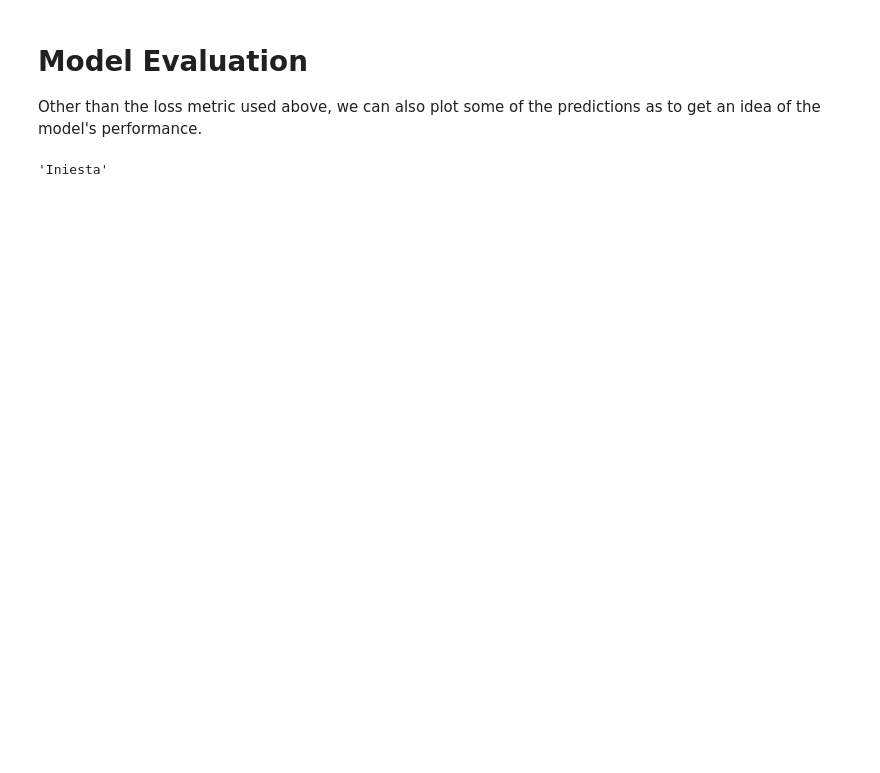
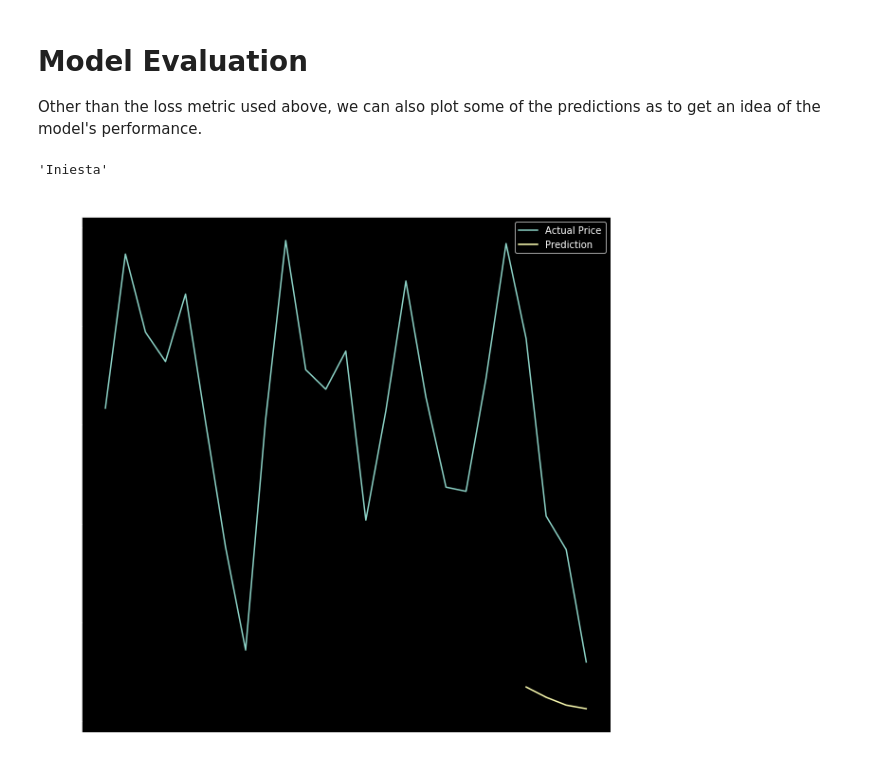
Before and after one commit to cvaf/fut, a Jupyter notebook: pricey/sophie.ipynb, the cells around one changed output. Cells and saved outputs as stored; diff of their text form; code cells hidden in the pictures; blank space fills up the shorter version.

```diff
--- a/pricey/sophie.ipynb
+++ b/pricey/sophie.ipynb
@@ -373,17 +372,18 @@ def data_process(df_temp, df_attr, num_obs, num_steps):
 
         for i in range(total_obs - window_size):
 
+            attr = np.append(attributes, temporal_d[i+num_obs-1][-1])
             temp = temporal_d[i:i+num_obs][:, 1:]
             targ = temporal_d[i+num_obs:i+num_obs+num_steps][:, -1]
             targ_data.append(targ)
             temp_data.append(temp)
-            attr_data.append(attributes)
+            attr_data.append(attr)
             reso_data.append(r)
 
     return attr_data, temp_data, targ_data, reso_data
 # %%
-train_attr, train_temp, train_targ, train_res = data_process(df_train_temp, df_train_attr, 14, 3)
-test_attr, test_temp, test_targ, test_res  = data_process(df_test_temp, df_test_attr, 14, 3)
+train_attr, train_temp, train_targ, train_res = data_process(df_train_temp, df_train_attr, 4, 4)
+test_attr, test_temp, test_targ, test_res  = data_process(df_test_temp, df_test_attr, 4, 4)
 # %%
 train_attr = np.asarray(train_attr)
 train_temp = np.asarray(train_temp)
@@ -416,8 +416,10 @@ train_attr[0].shape
 # %% [output]
 (61,)
 # %%
-input_attr = Input(shape=(61,))
-input_temp = Input(shape=(14,3))
+tf.random.set_seed(42)
+
+input_attr = Input(shape=train_attr[0].shape)
+input_temp = Input(shape=train_temp[0].shape)
 
 # temporal path
 X_temp1 = LSTM(16)(input_temp)
@@ -429,11 +431,10 @@ X_attr1 = Dense(64, activation='relu')(input_attr)
 X_3 = Concatenate(axis=1)([X_attr1, X_temp1])
 X_4 = Dense(64, activation='relu')(X_3)
 X_5 = Dense(64, activation='relu')(X_4)
-X_6 = Dense(64, activation='relu')(X_5)
-output = Dense(3)(X_6)
+output = Dense(train_targ[0].shape[0])(X_5)
 
 model = Model([input_attr, input_temp], output)
-optimizer = Adam(learning_rate=0.05)
+optimizer = Adam(learning_rate=0.01)
 model.compile(optimizer=optimizer, loss='mse')
 # %%
 history = model.fit([train_attr, train_temp], train_targ, epochs=10)
@@ -513,4 +525,6 @@ def plot_predictions(i):
     ax.set_title(player_name)
     ax.legend()
 # %%
-plot_predictions(42000)
+plot_predictions(4500)
+# %% [output]
+[figure, added]
```
Also changed, not shown: parts of 22 cells of this notebook, 5 other files.
